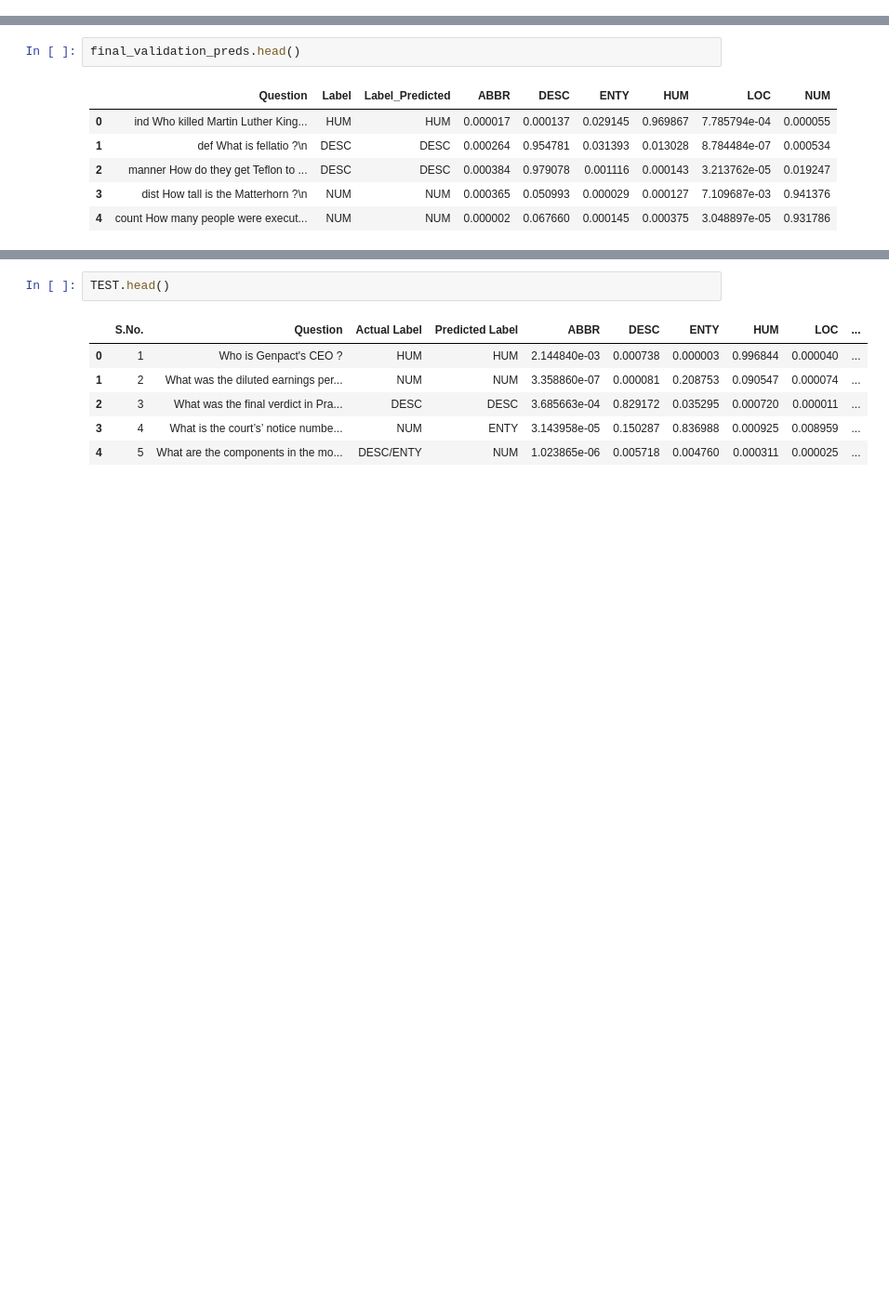
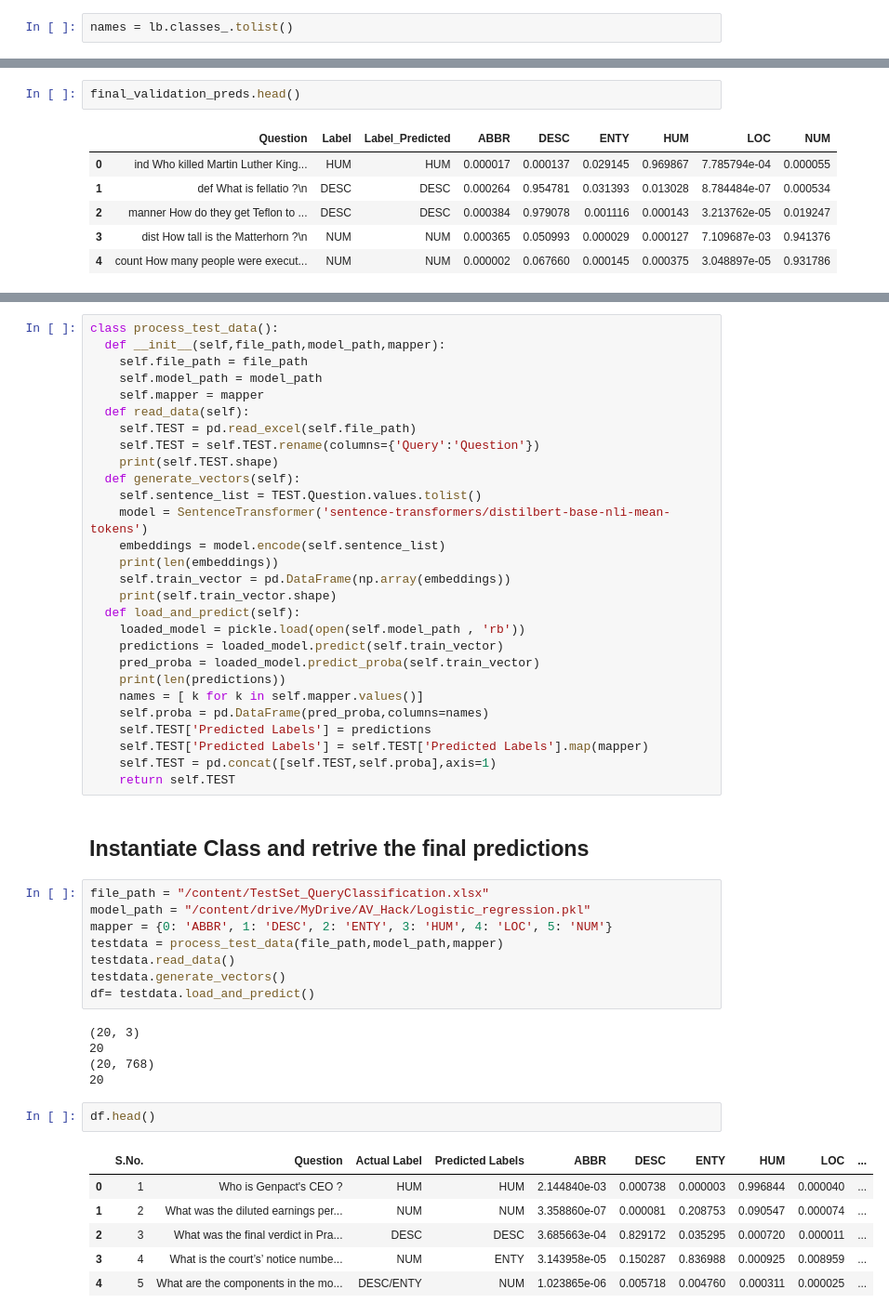
Before and after one commit to plaban1981/Huggingface_transformers_course, a Jupyter notebook: Huggingface_Sentence_transformer__classify_questions.ipynb, the cells around one changed output, grey strips where cells are left out. Shown: that part at 93% size. Drawn from its saved outputs; the diff is of its cells as text; blank space fills up the shorter version.

```diff
--- a/Huggingface_Sentence_transformer__classify_questions.ipynb
+++ b/Huggingface_Sentence_transformer__classify_questions.ipynb
@@ -466,6 +466,8 @@ predictions_made['Label_Predicted'].unique()
 array([3, 1, 5, 2, 4, 0])
 # %% [markdown]
 ## Generate Label Mapper
+# %%
+names = lb.classes_.tolist()
 # %%
 mapper = {k:v for k,v in enumerate(lb.classes_.tolist())}
 mapper
@@ -503,7 +508,50 @@ import pickle
+# %%
+class process_test_data():
+  def __init__(self,file_path,model_path,mapper):
+    self.file_path = file_path
+    self.model_path = model_path
+    self.mapper = mapper
+  def read_data(self):
+    self.TEST = pd.read_excel(self.file_path)
+    self.TEST = self.TEST.rename(columns={'Query':'Question'})
+    print(self.TEST.shape)
+  def generate_vectors(self):
+    self.sentence_list = TEST.Question.values.tolist()
+    model = SentenceTransformer('sentence-transformers/distilbert-base-nli-mean-tokens')
+    embeddings = model.encode(self.sentence_list)
+    print(len(embeddings))
+    self.train_vector = pd.DataFrame(np.array(embeddings))
+    print(self.train_vector.shape)
+  def load_and_predict(self):
+    loaded_model = pickle.load(open(self.model_path , 'rb'))
+    predictions = loaded_model.predict(self.train_vector)
+    pred_proba = loaded_model.predict_proba(self.train_vector)
+    print(len(predictions))
+    names = [ k for k in self.mapper.values()]
+    self.proba = pd.DataFrame(pred_proba,columns=names)
+    self.TEST['Predicted Labels'] = predictions
+    self.TEST['Predicted Labels'] = self.TEST['Predicted Labels'].map(mapper)
+    self.TEST = pd.concat([self.TEST,self.proba],axis=1)
+    return self.TEST
+# %% [markdown]
+## Instantiate Class and retrive the final predictions
+# %%
+file_path = "/content/TestSet_QueryClassification.xlsx"
+model_path = "/content/drive/MyDrive/AV_Hack/Logistic_regression.pkl"
+mapper = {0: 'ABBR', 1: 'DESC', 2: 'ENTY', 3: 'HUM', 4: 'LOC', 5: 'NUM'}
+testdata = process_test_data(file_path,model_path,mapper)
+testdata.read_data()
+testdata.generate_vectors()
+df= testdata.load_and_predict()
+# %% [output]
+(20, 3)
+20
+(20, 768)
+20
 # %%
-TEST.head()
+df.head()
 # %% [output]
-|  | S.No. | Question | Actual Label | Predicted Label | ABBR | DESC | ENTY | HUM | LOC | ... |
+|  | S.No. | Question | Actual Label | Predicted Labels | ABBR | DESC | ENTY | HUM | LOC | ... |
 | 0 | 1 | Who is Genpact's CEO ? | HUM | HUM | 2.144840e-03 | 0.000738 | 0.000003 | 0.996844 | 0.000040 | ... |
 | 1 | 2 | What was the diluted earnings per... | NUM | NUM | 3.358860e-07 | 0.000081 | 0.208753 | 0.090547 | 0.000074 | ... |
 | 2 | 3 | What was the final verdict in Pra... | DESC | DESC | 3.685663e-04 | 0.829172 | 0.035295 | 0.000720 | 0.000011 | ... |
```
Also changed, not shown: parts of 6 cells of this notebook.
